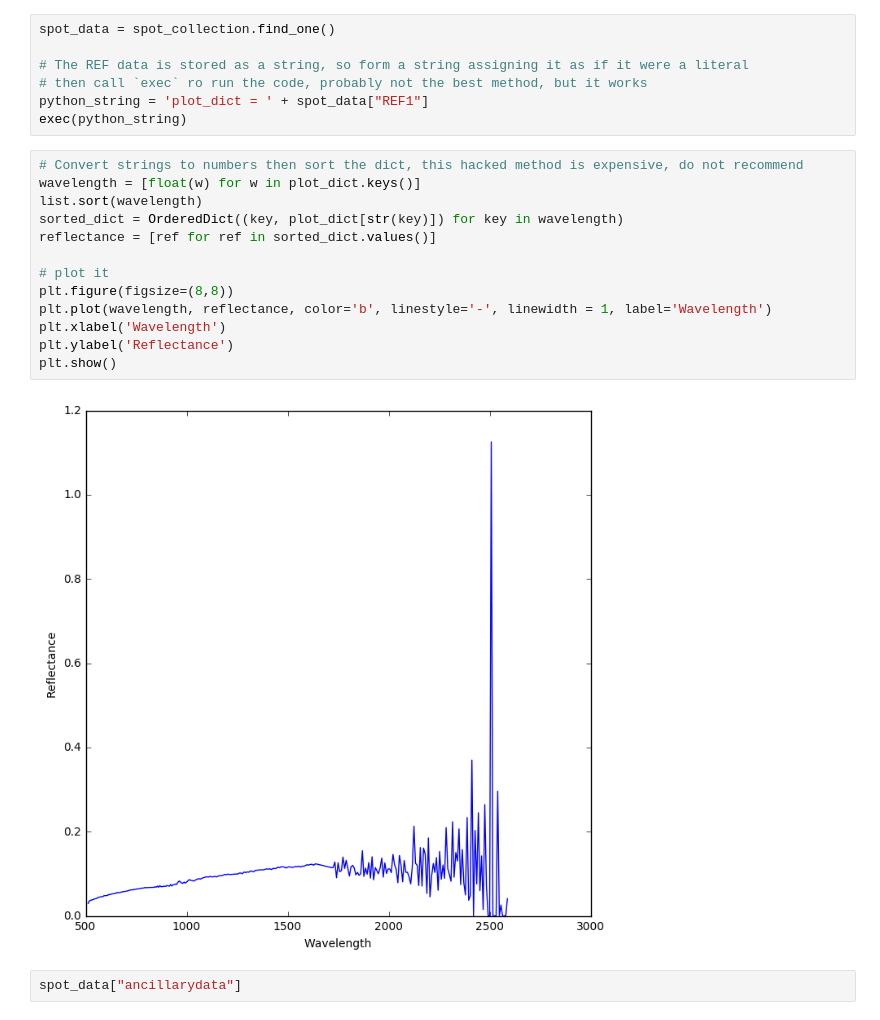
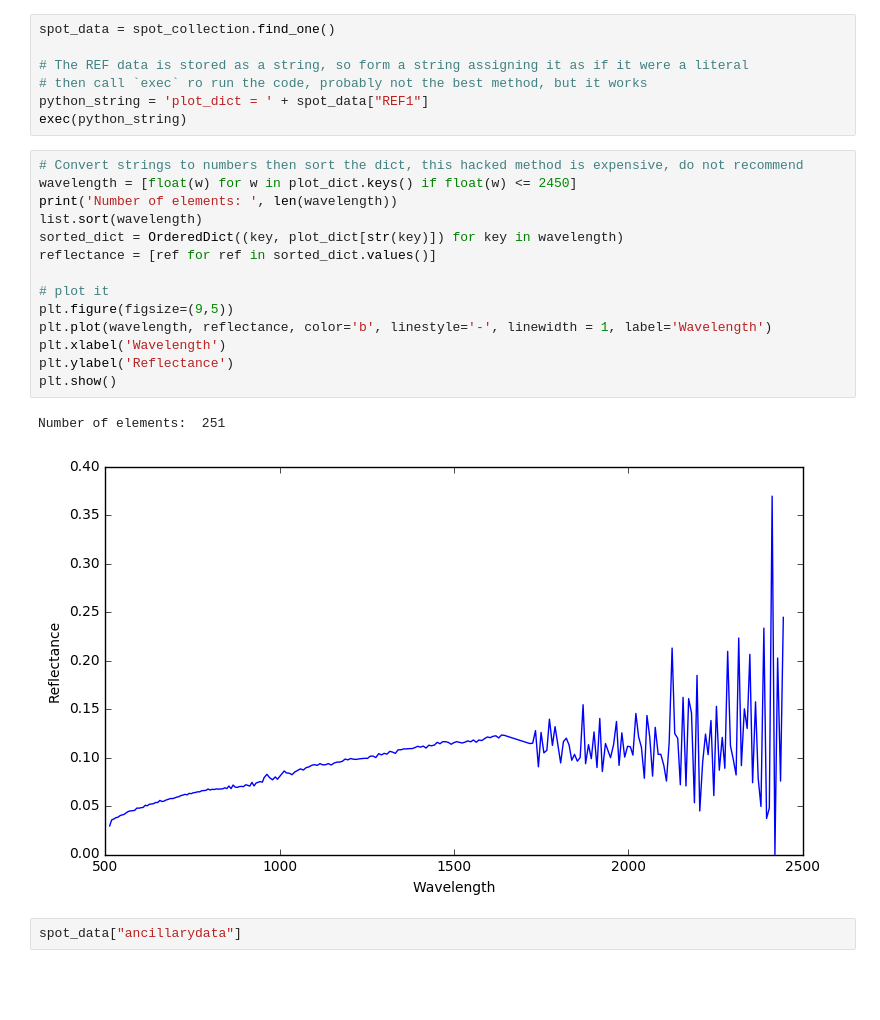
Before and after one commit to TeamSelene/BigDataVisualization, a Jupyter notebook: Notebooks/query_data.ipynb, the cells around one changed output. Cells and saved outputs as stored; diff of their text form; blank space fills up the shorter version.

Commit message:
better graph

```diff
--- a/Notebooks/query_data.ipynb
+++ b/Notebooks/query_data.ipynb
@@ -15,19 +15,21 @@ python_string = 'plot_dict = ' + spot_data["REF1"]
 exec(python_string)
 # %%
 # Convert strings to numbers then sort the dict, this hacked method is expensive, do not recommend
-wavelength = [float(w) for w in plot_dict.keys()]
+wavelength = [float(w) for w in plot_dict.keys() if float(w) <= 2450]
+print('Number of elements: ', len(wavelength))
 list.sort(wavelength)
 sorted_dict = OrderedDict((key, plot_dict[str(key)]) for key in wavelength)
 reflectance = [ref for ref in sorted_dict.values()]
 
 # plot it
-plt.figure(figsize=(8,8))
+plt.figure(figsize=(9,5))
 plt.plot(wavelength, reflectance, color='b', linestyle='-', linewidth = 1, label='Wavelength')
 plt.xlabel('Wavelength')
 plt.ylabel('Reflectance')
 plt.show()
 # %% [output]
+Number of elements:  251
-[figure, old version]
+[figure, new version]
 # %%
 spot_data["ancillarydata"]
 # %% [output]
```
